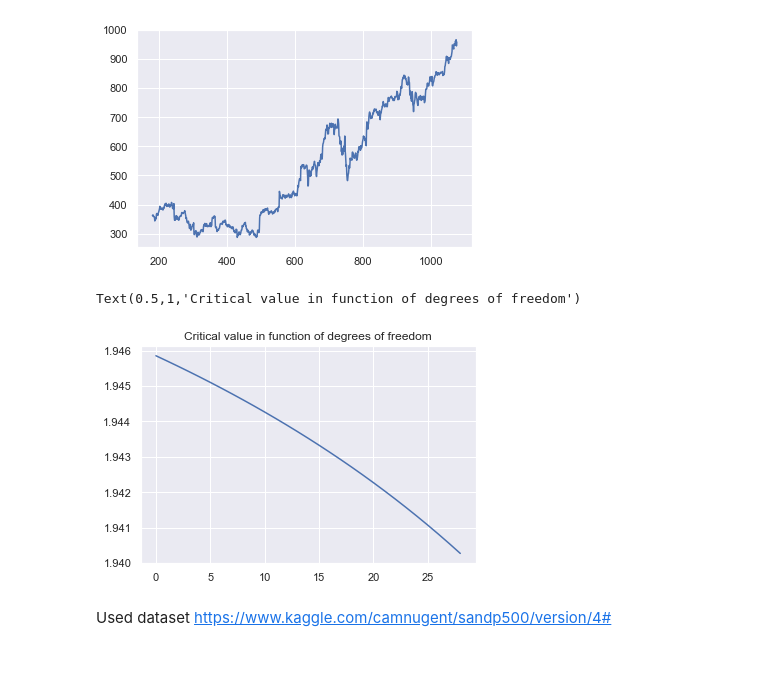
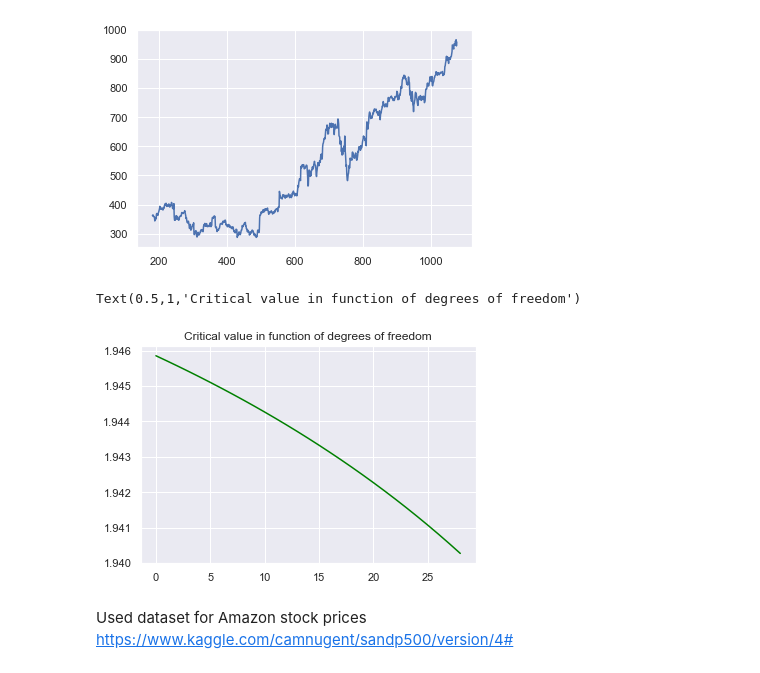
Before and after one commit to LemurPwned/emb_environment, a Jupyter notebook: SH-EHD.ipynb, the cells around one changed output. Saved outputs shown, nothing was run; the diff lists cells and outputs as text; code cells hidden in the pictures.

```diff
--- a/SH-EHD.ipynb
+++ b/SH-EHD.ipynb
@@ -136,22 +144,22 @@ plt.plot(decomposed_df2['trend']*decomposed_df2['seasonal']
 # %%
 import numpy as np
 from scipy import stats
 
 def calcualte_crit(nmk, tp=0.025):
     tval = stats.t.ppf(1-tp,nmk-1)
     return (nmk)*tval/np.sqrt((nmk-1+tval**2)*(nmk+1))
 n = 100
-k = 30
+k = 30 # expected, upper bound on anomalies. Note that k < (n/2 -1)
 datapoints = []
 x_points = []
 for i in range(1, k):
     x_points.append(i-1)
     datapoints.append(calcualte_crit(n-i))
 
-plt.plot(x_points, datapoints)
+plt.plot(x_points, datapoints, color='green')
 plt.title("Critical value in function of degrees of freedom")
 # %% [output]
 Text(0.5,1,'Critical value in function of degrees of freedom')
-[figure, old version]
+[figure, new version]
 # %% [markdown]
-Used dataset https://www.kaggle.com/camnugent/sandp500/version/4#
+Used dataset for Amazon stock prices https://www.kaggle.com/camnugent/sandp500/version/4#
```
Also changed, not shown: parts of 12 cells of this notebook.
